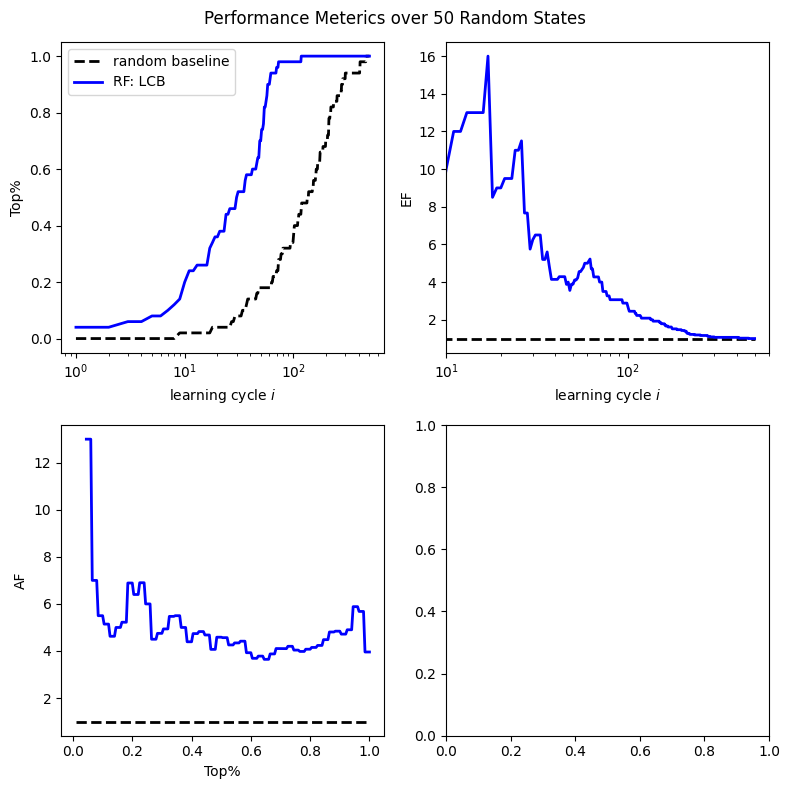
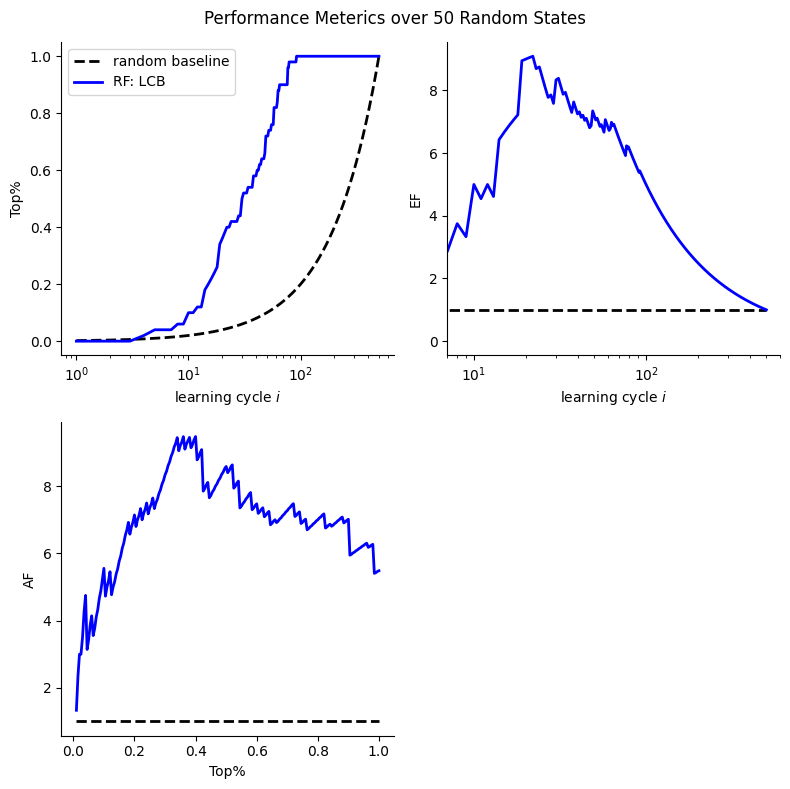
Unified diff of the notebook cell whose output changed from the first chart to the second:
--- before
+++ after
@@ -2,4 +2,9 @@
 data_max = df_avg['toughness'].min()*-1
 data_min = df_avg['toughness'].max()*-1
+
+# Using Liang et al. code:
+rand_baseline = P_rand(n_iter)[0]
+
+rand_baseline_switch = 0 # 1 = our random baseline, 0 = Liang et al. random baseline
 
 # Top%:
@@ -15,8 +20,14 @@
 
 top_perc_bo = np.array(top_perc_bo)
-top_perc_baseline = np.array(top_perc_baseline)
+if rand_baseline_switch:
+    top_perc_baseline = np.array(top_perc_baseline)
+else:
+    top_perc_baseline = rand_baseline
 
 # EF
-EF_bo = top_perc_bo/top_perc_baseline
+if rand_baseline_switch:
+    EF_bo = top_perc_bo/top_perc_baseline
+else:
+    EF_bo = top_perc_bo/rand_baseline
 
 # AF
@@ -26,5 +37,8 @@
 for t in top_perc_range:
     accel_bo.append(np.where(top_perc_bo >= t)[0][0])
-    accel_baseline.append(np.where(top_perc_baseline >= t)[0][0])
+    if rand_baseline_switch:
+        accel_baseline.append(np.where(top_perc_baseline >= t)[0][0])
+    else:
+        accel_baseline.append(np.where(rand_baseline >= t)[0][0])
 
 accel_bo = np.array(accel_bo)
@@ -35,4 +49,5 @@
 fig, axes = plt.subplots(nrows=2, ncols=2, figsize=(8,8))
 
+# axes[0,0].plot(x,rand_baseline,label='random baseline',linewidth=2,linestyle='dashed',color='gray')
 axes[0,0].plot(x,top_perc_baseline,label='random baseline',linewidth=2,linestyle='dashed',color='black')
 axes[0,0].plot(x,top_perc_bo,label='RF: LCB',linewidth=2,linestyle='solid',color='blue')
@@ -41,4 +56,6 @@
 # axes[0,0].set_xlim(1,600)
 axes[0,0].set_ylabel('Top%')
+axes[0,0].spines['right'].set_visible(False)
+axes[0,0].spines['top'].set_visible(False)
 axes[0,0].legend()
 
@@ -47,6 +64,8 @@
 axes[0,1].set_xlabel('learning cycle $\\mathit{i}$')
 axes[0,1].set_xscale('log')
-axes[0,1].set_xlim(10,600)
+axes[0,1].set_xlim(7,600)
 axes[0,1].set_ylabel('EF')
+axes[0,1].spines['right'].set_visible(False)
+axes[0,1].spines['top'].set_visible(False)
 
 axes[1,0].plot(top_perc_range,np.ones(np.shape(top_perc_range)),label='random baseline',linewidth=2,linestyle='dashed',color='black')
@@ -54,4 +73,8 @@
 axes[1,0].set_xlabel('Top%')
 axes[1,0].set_ylabel('AF')
+axes[1,0].spines['right'].set_visible(False)
+axes[1,0].spines['top'].set_visible(False)
+
+axes[1,1].set_visible(False)
 
 plt.suptitle(f'Performance Meterics over {n_runs} Random States')

Commit: final tweaks